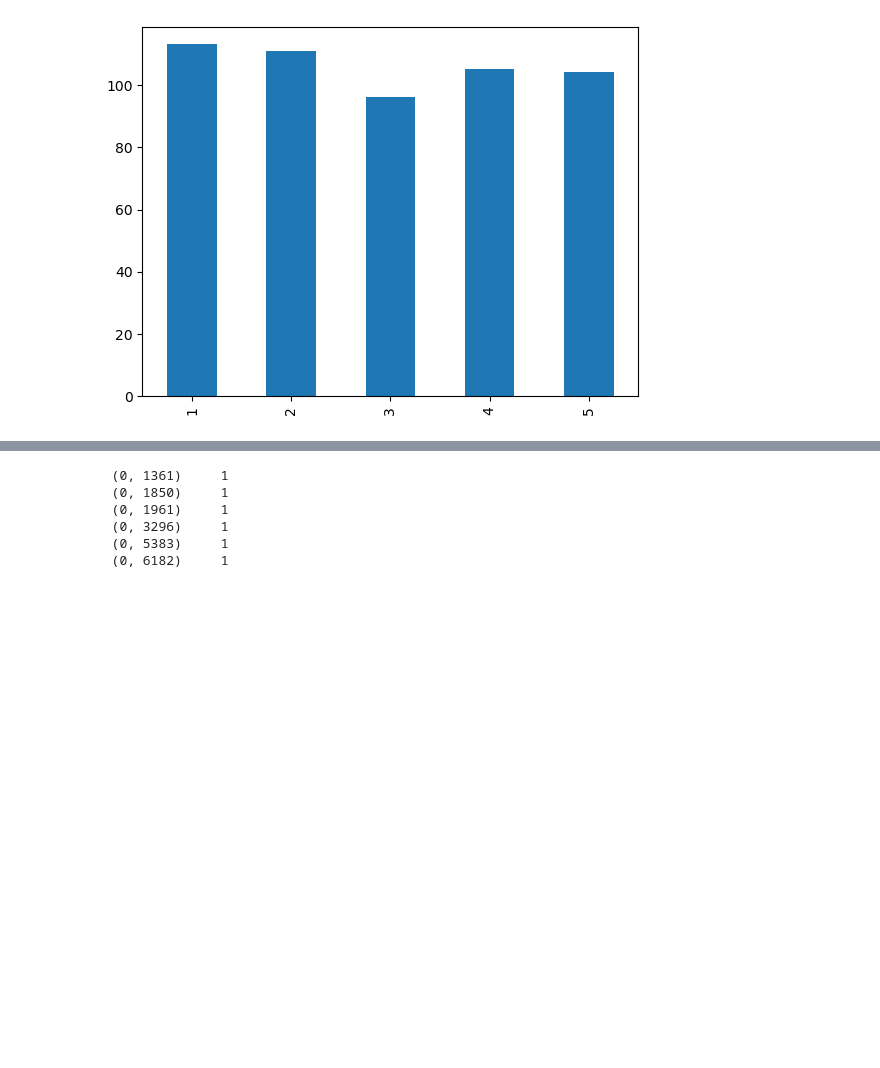
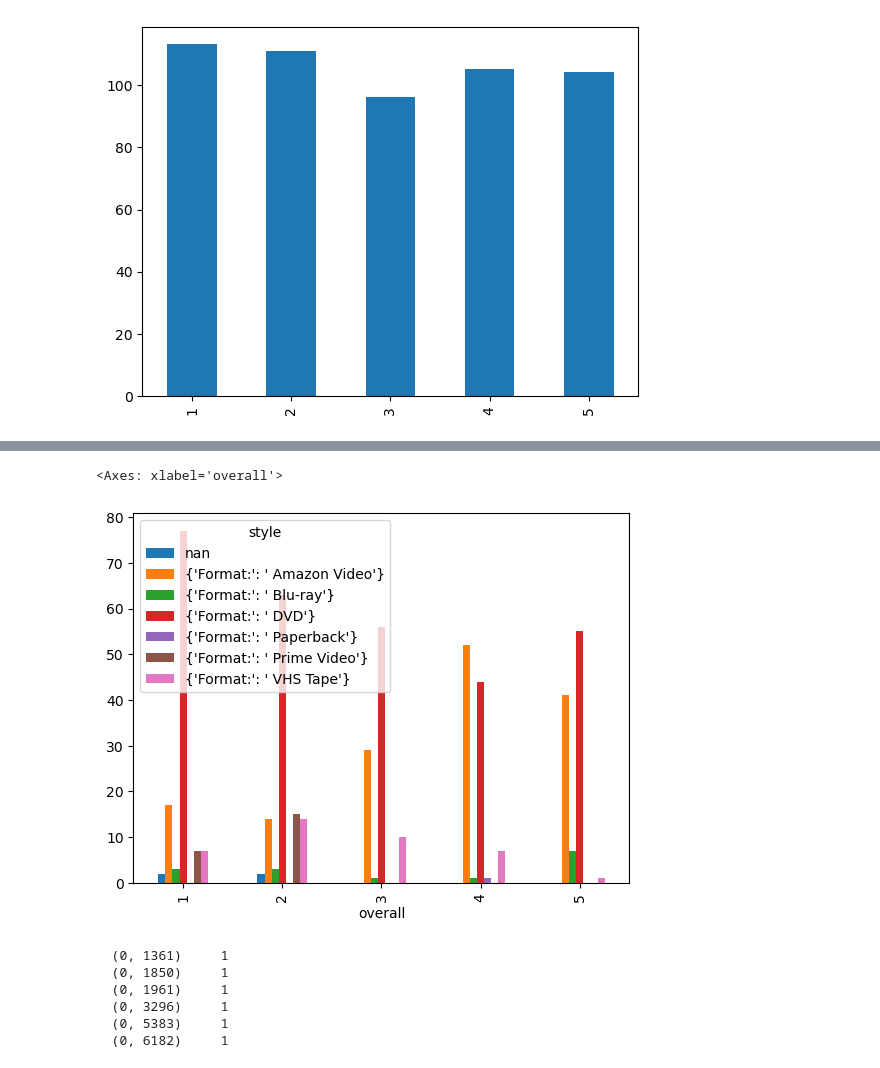
Before and after one commit to darrkest/CS105_Final_Project, a Jupyter notebook: CS105_FinalProject.ipynb, the cells around one changed output, grey strips where cells are left out. Drawn from its saved outputs; the diff is of its cells as text; code cells hidden in the pictures; blank space fills up the shorter version.

Commit message:
Added final visualization?

```diff
--- a/CS105_FinalProject.ipynb
+++ b/CS105_FinalProject.ipynb
@@ -113,3 +114,8 @@ format_df.plot.pie()
+# %%
+pd.crosstab(df.overall, df['style'].astype(str)).plot.bar()
+# %% [output]
+<Axes: xlabel='overall'>
+[figure, added]
 # %%
 vectorizer.fit(df['reviewText'])
 names = vectorizer.get_feature_names_out()
```
Also changed, not shown: parts of 2 cells of this notebook.
